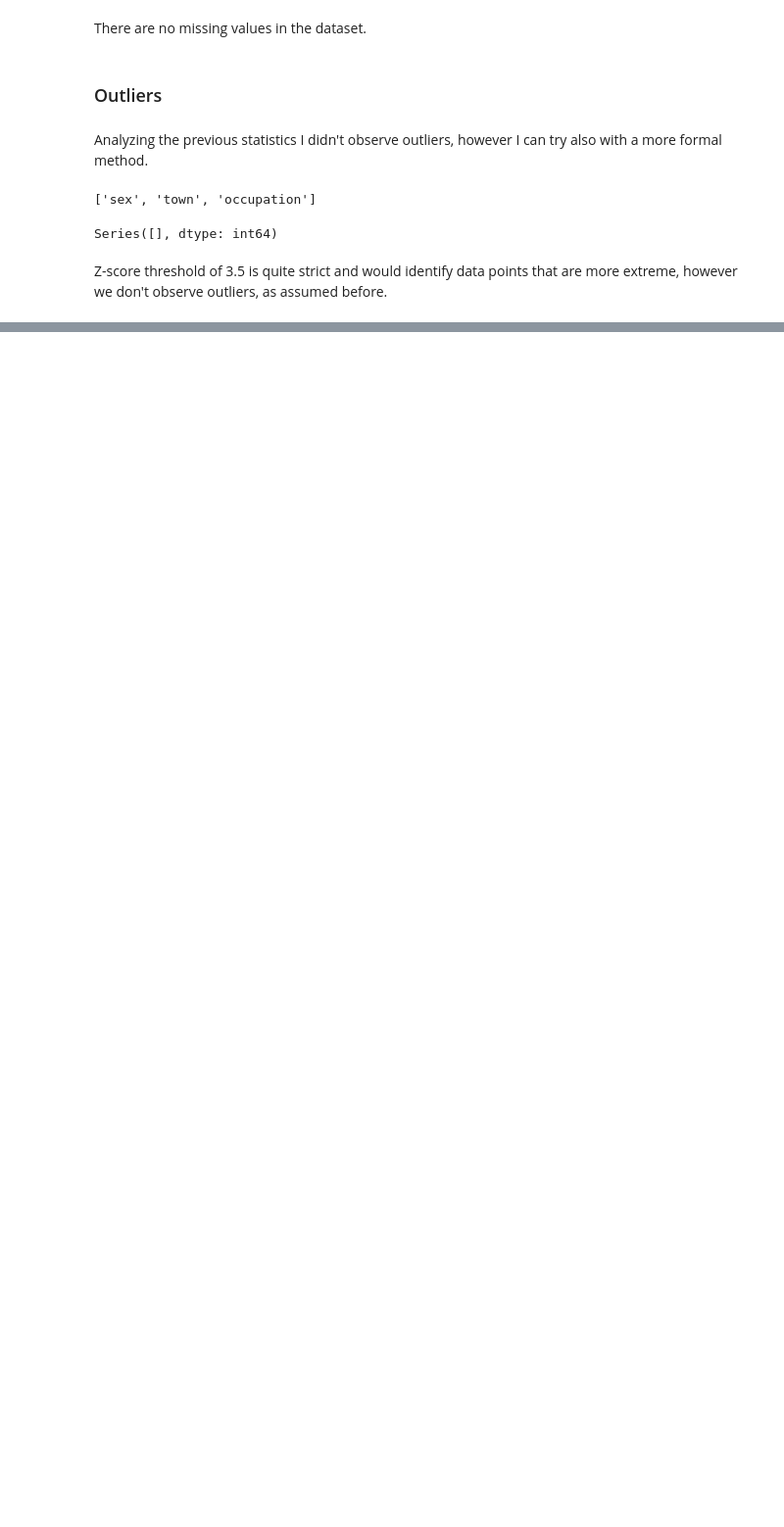
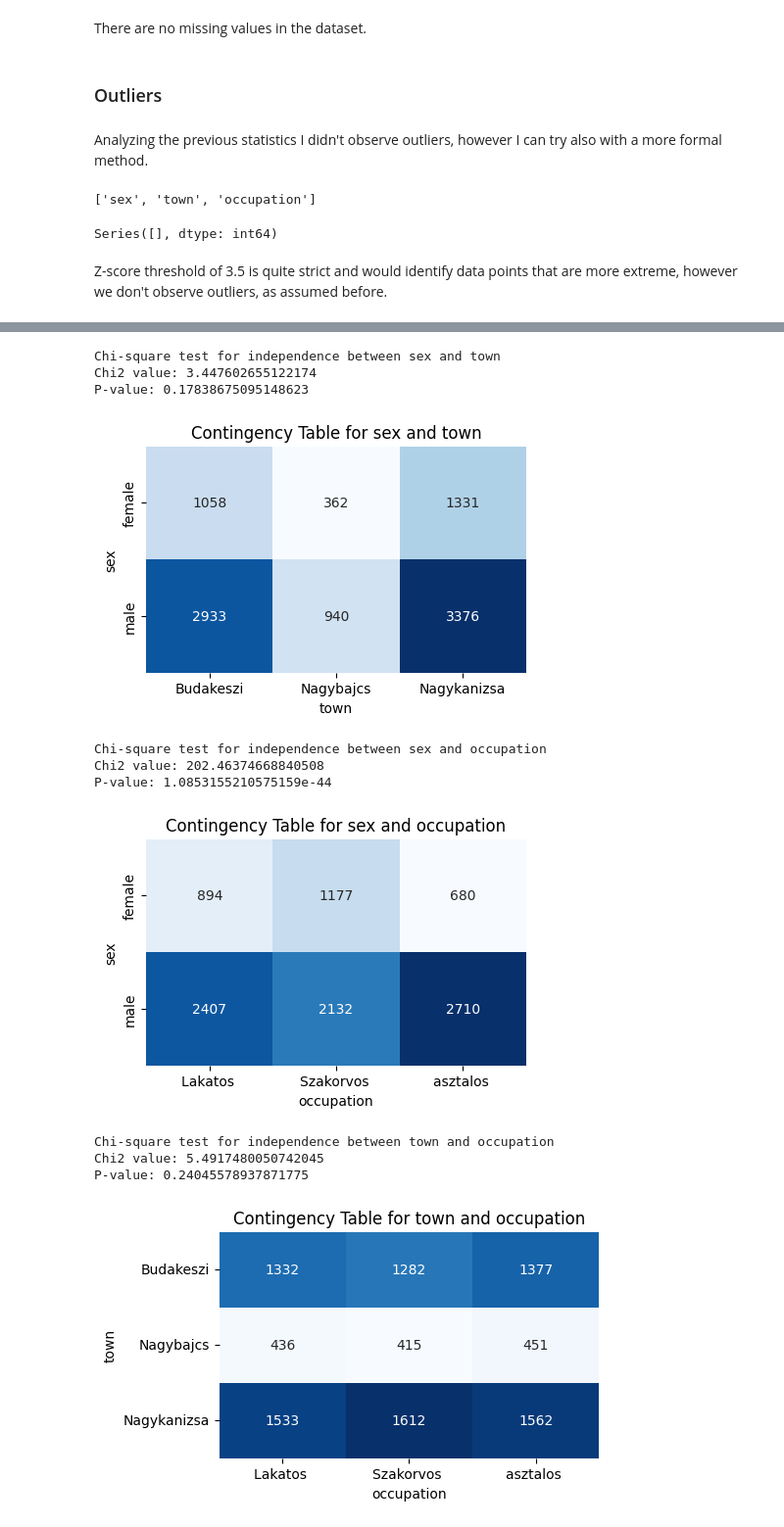
Before and after one commit to EmmaTosato/StatisticalComputing_Project, a Jupyter notebook: project.ipynb, the cells around one changed output, grey strips where cells are left out. Shown: that part at 98% size. Drawn from its saved outputs; the diff is of its cells as text; code cells hidden in the pictures; blank space fills up the shorter version.

```diff
--- a/project.ipynb
+++ b/project.ipynb
@@ -298,0 +348,19 @@ Z-score threshold of 3.5 is quite strict and would identify data points that are
+# %%
+# Calculate the correlation matrix
+correlation_matrix = df_encoded.corr()
+
+# Extract the upper triangle of the correlation matrix (excluding the diagonal)
+upper_triangle = correlation_matrix.where(np.triu(np.ones(correlation_matrix.shape), k=1).astype(bool))
+
+# Find pairs of correlated variables (correlation >0.1)
+correlated_pairs = (upper_triangle.abs() > 0.1).stack()
+
+# Extract the variables involved in correlated pairs
+selected_correlations = correlated_pairs[correlated_pairs].index
+
+# Display the correlated pairs
+print("Correlated Variable Pairs:")
+for pair in selected_correlations:
+    variable1, variable2 = pair
+    correlation_value = correlation_matrix.loc[variable1, variable2]
+    print(f"{variable1} and {variable2}: {correlation_value}")
@@ -298,0 +390,38 @@ Z-score threshold of 3.5 is quite strict and would identify data points that are
+# %%
+categorical_vars = df.select_dtypes(include=['object']).columns
+
+# Iterate through all pairs of categorical variables
+for i in range(len(categorical_vars)):
+    for j in range(i + 1, len(categorical_vars)):
+        variable1 = categorical_vars[i]
+        variable2 = categorical_vars[j]
+
+        # Create a contingency table
+        contingency_table = pd.crosstab(df[variable1], df[variable2])
+
+        # Perform the chi-square test for independence
+        chi2, p, _, _ = chi2_contingency(contingency_table)
+
+        # Print the results
+        print(f"\nChi-square test for independence between {variable1} and {variable2}")
+        print(f"Chi2 value: {chi2}")
+        print(f"P-value: {p}")
+
+        # Visualize the contingency table
+        plt.figure(figsize=(5, 3))
+        sns.heatmap(contingency_table, annot=True, cmap='Blues', fmt='d', cbar=False)
+        plt.title(f'Contingency Table for {variable1} and {variable2}')
+        plt.show()
+# %% [output]
+Chi-square test for independence between sex and town
+Chi2 value: 3.447602655122174
+P-value: 0.17838675095148623
+[figure, added]
+Chi-square test for independence between sex and occupation
+Chi2 value: 202.46374668840508
+P-value: 1.0853155210575159e-44
+[figure, added]
+Chi-square test for independence between town and occupation
+Chi2 value: 5.4917480050742045
+P-value: 0.24045578937871775
+[figure, added]
```
Also changed, not shown: parts of 66 cells of this notebook.
